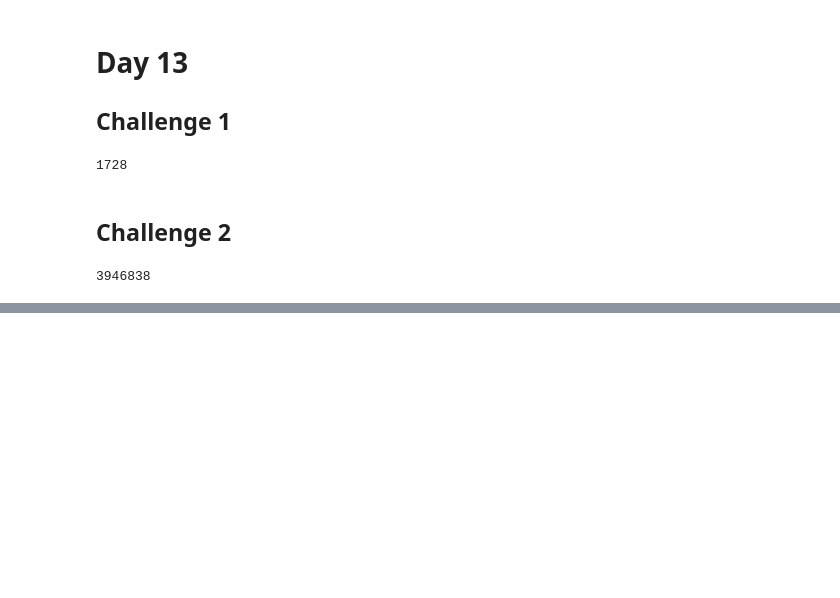
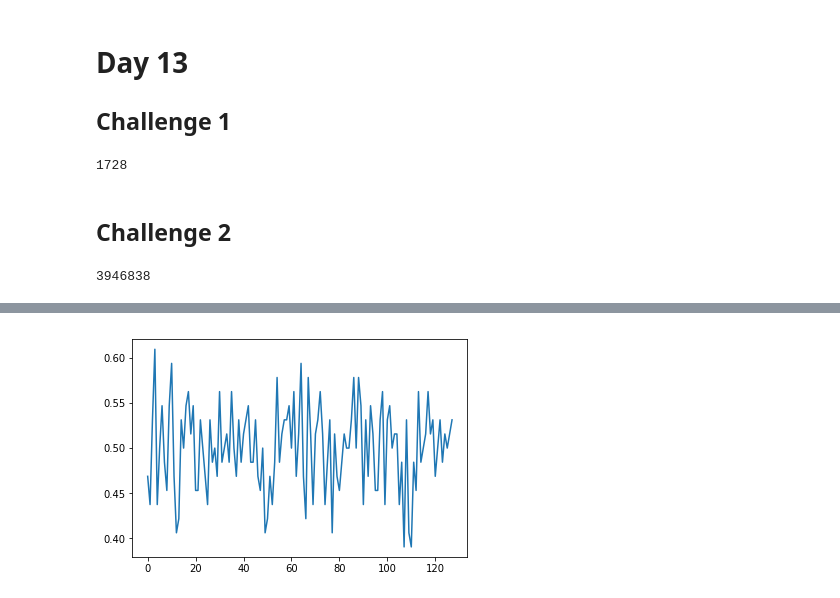
Before and after one commit to bernatguillen/AdventOfCode2017, a Jupyter notebook: adventofcode.ipynb, the cells around one changed output, grey strips where cells are left out. Saved outputs shown, nothing was run; the diff lists cells and outputs as text; code cells hidden in the pictures; blank space fills up the shorter version.

```diff
--- a/adventofcode.ipynb
+++ b/adventofcode.ipynb
@@ -704,0 +781,5 @@ while delay > -1:
+# %%
+plt.plot(np.sum(squares, axis = 1)/128)
+plt.show()
+# %% [output]
+[figure, added]
```
Also changed, not shown: parts of 8 cells of this notebook.
